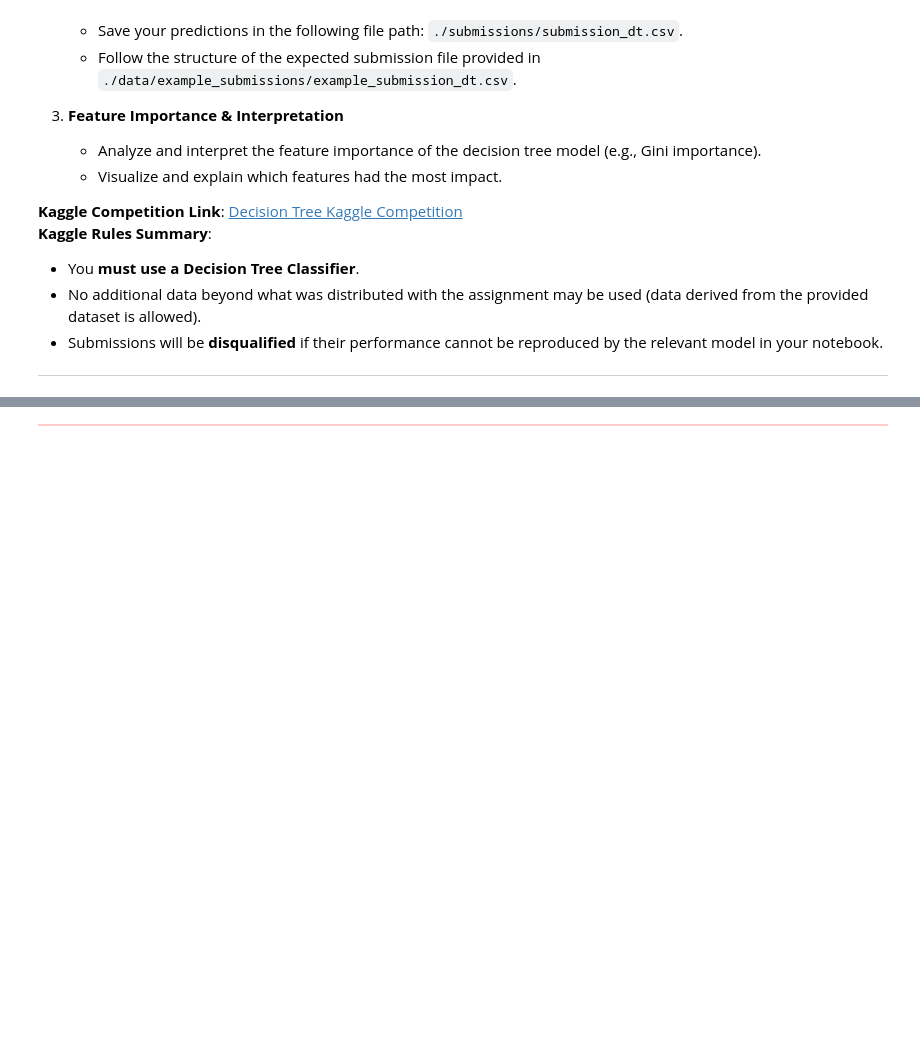
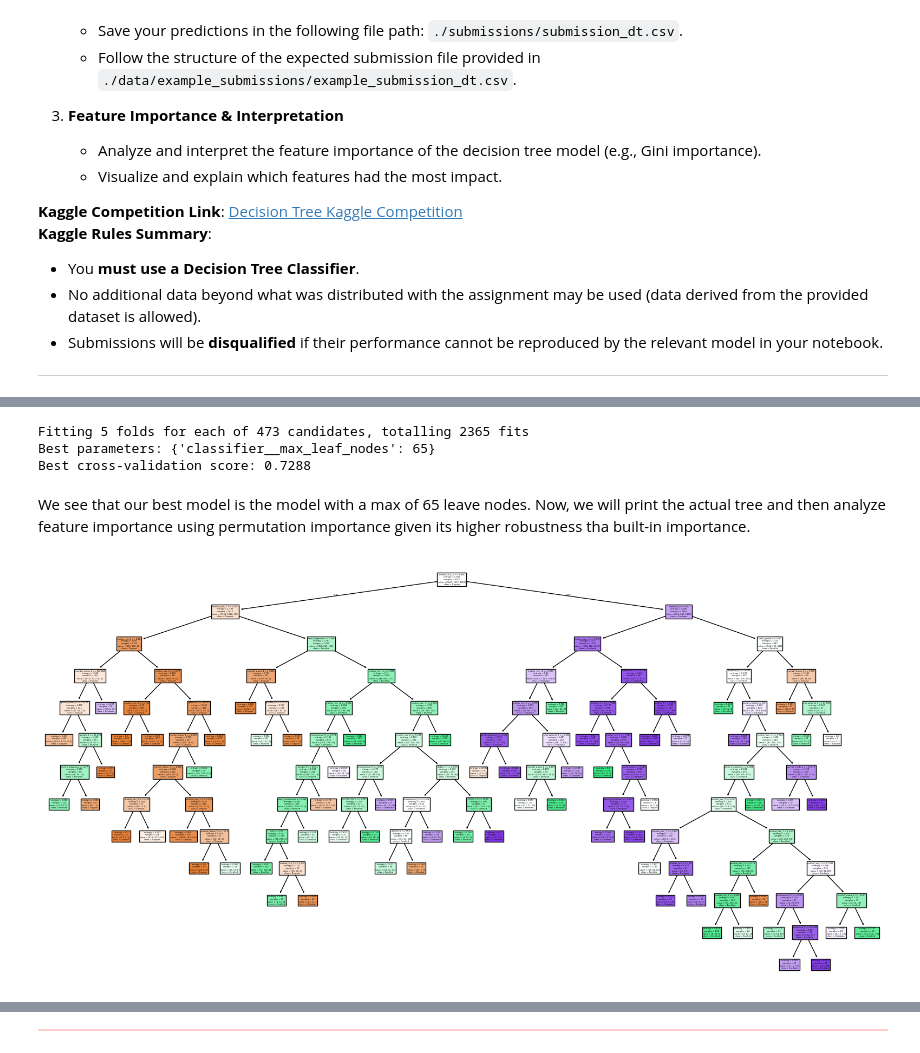
Before and after one commit to julienberman/CS-109a, a Jupyter notebook: psets/cs1090a_hw5/cs1090a_hw5.ipynb, the cells around one changed output, grey strips where cells are left out. Drawn from its saved outputs; the diff is of its cells as text; code cells hidden in the pictures; blank space fills up the shorter version.

Commit message:
models_finished

```diff
--- a/psets/cs1090a_hw5/cs1090a_hw5.ipynb
+++ b/psets/cs1090a_hw5/cs1090a_hw5.ipynb
@@ -897,0 +912,69 @@ Develop a Decision Tree Classifier to predict student outcomes. You are expected
+# %%
+numeric_transformer = 'passthrough'
+
+categorical_transformer = Pipeline(steps=[
+    ('onehot', OneHotEncoder(sparse_output = False))
+])
+
+base_model = DecisionTreeClassifier(criterion='entropy', random_state=seed)
+
+pipeline = ImbPipeline(steps=[
+    ('preprocessor', ColumnTransformer(transformers=[
+        ('num', numeric_transformer, numeric_predictors),
+        ('cat', categorical_transformer, categorical_predictors)
+    ])),
+    ('smote', SMOTE(random_state=seed)),
+    ('classifier', base_model)
+])
+
+# get cost complexity pruning path and array of ccp_alphas for our params grid
+path = base_model.cost_complexity_pruning_path(X_train, y_train)
+
+ccp_alphas = path.ccp_alphas
+
+params_grid = [
+    {'classifier__max_depth': list(range(2, 51, 2))},
+
+    {'classifier__max_leaf_nodes': list(range(5, 126, 2))},
+
+    {'classifier__ccp_alpha': ccp_alphas}
+]
+
+# grid search w/ cross val
+grid_search = GridSearchCV(
+    pipeline,
+    param_grid=params_grid,
+    cv=5,
+    scoring='accuracy',
+    n_jobs=-1,
+    verbose=1
+)
+
+grid_search.fit(X_train, y_train)
+
+
+print("Best parameters:", grid_search.best_params_)
+print(f"Best cross-validation score: {grid_search.best_score_:.4f}", )
+# %% [output]
+Fitting 5 folds for each of 473 candidates, totalling 2365 fits
+Best parameters: {'classifier__max_leaf_nodes': 65}
+Best cross-validation score: 0.7288
+# %% [markdown]
+We see that our best model is the model with a max of 65 leave nodes. Now, we will print the actual tree and then analyze feature importance using permutation importance given its higher robustness tha built-in importance.
+# %%
+best_model_dt = grid_search.best_estimator_
+
+# get our best tree from our pipeline
+best_tree = best_model_dt.named_steps['classifier']
+
+# get our preprocessor in order to get transformed feature names since we onehotencoded.
+preprocessor = best_model_dt.named_steps['preprocessor']
+cat_feature_names = preprocessor.named_transformers_['cat'].named_steps['onehot'].get_feature_names_out(categorical_predictors)
+all_feature_names = list(cat_feature_names) + list(numeric_predictors)
+
+plt.figure(figsize=(20, 10))
+plot_tree(best_tree, feature_names=all_feature_names, class_names=best_tree.classes_, filled=True)
+
+plt.show()
+# %% [output]
+[figure, added]
```
Also changed, not shown: parts of 38 cells of this notebook, 3 other files.
